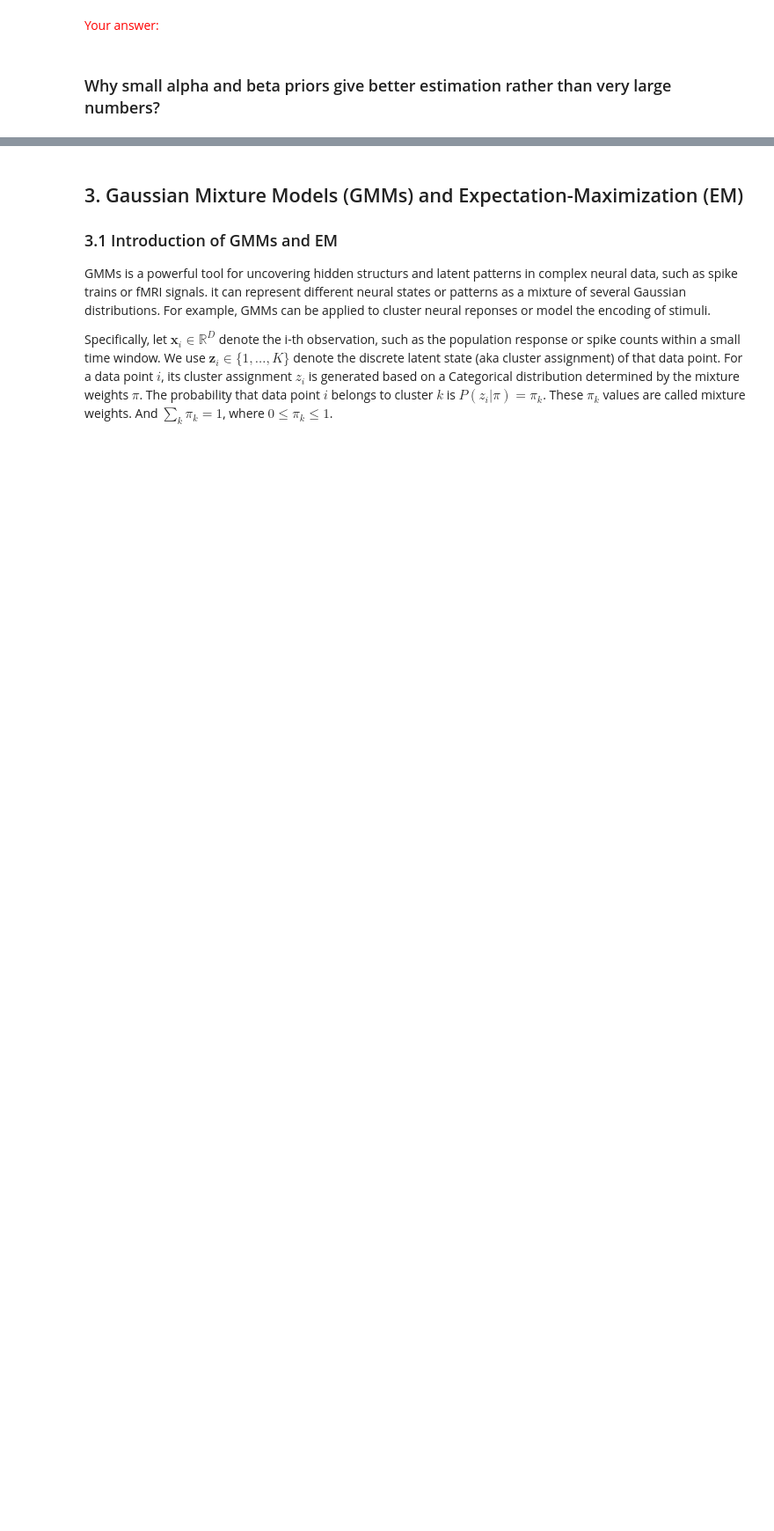
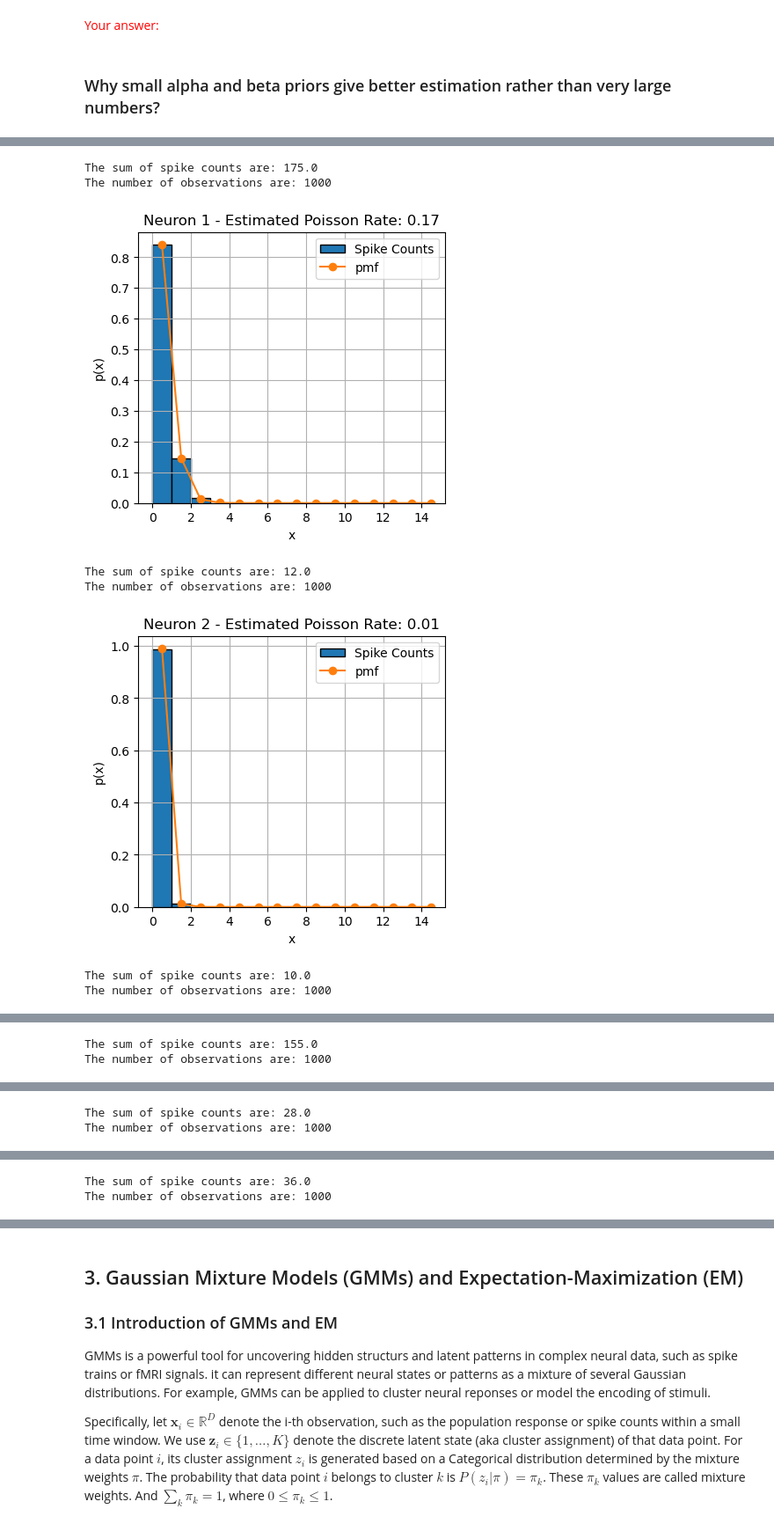
Before and after one commit to Simurgh818/BMED8803_Lab3, a Jupyter notebook: lab3.ipynb, the cells around one changed output, grey strips where cells are left out. Shown at 88% size. Drawn from its saved outputs; the diff is of its cells as text; code cells hidden in the pictures; blank space fills up the shorter version.

```diff
--- a/lab3.ipynb
+++ b/lab3.ipynb
@@ -466,31 +525,47 @@ estimated_rates = []
 alpha_prior = None
 beta_prior = None
 
 # assign both alpha and beta with very small values (close to 0)
 alpha_prior = 0.000001
 beta_prior = 0.00003
 
 # Iterate through each neuron and perform MAP
 for neuron_idx in range(spike_data.shape[0]):
     spike_counts = spike_data[neuron_idx].numpy()
 
     # Step1: compute the summation of the spike count
+    sum_spike_counts = np.sum(spike_counts)
+    print("The sum of spike counts are:", sum_spike_counts)
+
     # Step2: find the total number of observations
+    num_observations = spike_data.shape[1]
+    print("The number of observations are:", num_observations)
+
     # Step3: update the estimated lambada in terms of the given formula
+    lambda_map = (alpha_prior - 1 + sum_spike_counts)/(beta_prior + num_observations)
     # YOUR CODE HERE
-    raise NotImplementedError()
+    # raise NotImplementedError()
 
     estimated_rates.append(lambda_map)
 
     # Plot the spike histogram and the fitted Poisson distribution
     plt.figure(figsize=(4.5, 4))
     bins = torch.arange(15)
     pois = Poisson(lambda_map)
     plt.hist(spike_counts, bins, density=True, edgecolor='k', label='Spike Counts')
     plt.plot(bins + .5, torch.exp(pois.log_prob(bins)), '-o', label='pmf')
     plt.xlabel("x")
     plt.ylabel("p(x)")
     plt.title(f'Neuron {neuron_idx+1} - Estimated Poisson Rate: {lambda_map:.2f}')
     plt.grid()
     plt.legend()
     plt.show()
+# %% [output]
+The sum of spike counts are: 175.0
+The number of observations are: 1000
+[figure, added]
+The sum of spike counts are: 12.0
+The number of observations are: 1000
+[figure, added]
+The sum of spike counts are: 10.0
+The number of observations are: 1000
@@ -496,0 +573,2 @@ for neuron_idx in range(spike_data.shape[0]):
+The sum of spike counts are: 155.0
+The number of observations are: 1000
@@ -496,0 +576,2 @@ for neuron_idx in range(spike_data.shape[0]):
+The sum of spike counts are: 28.0
+The number of observations are: 1000
@@ -496,0 +579,2 @@ for neuron_idx in range(spike_data.shape[0]):
+The sum of spike counts are: 36.0
+The number of observations are: 1000
```
Also changed, not shown: parts of 4 cells of this notebook.
